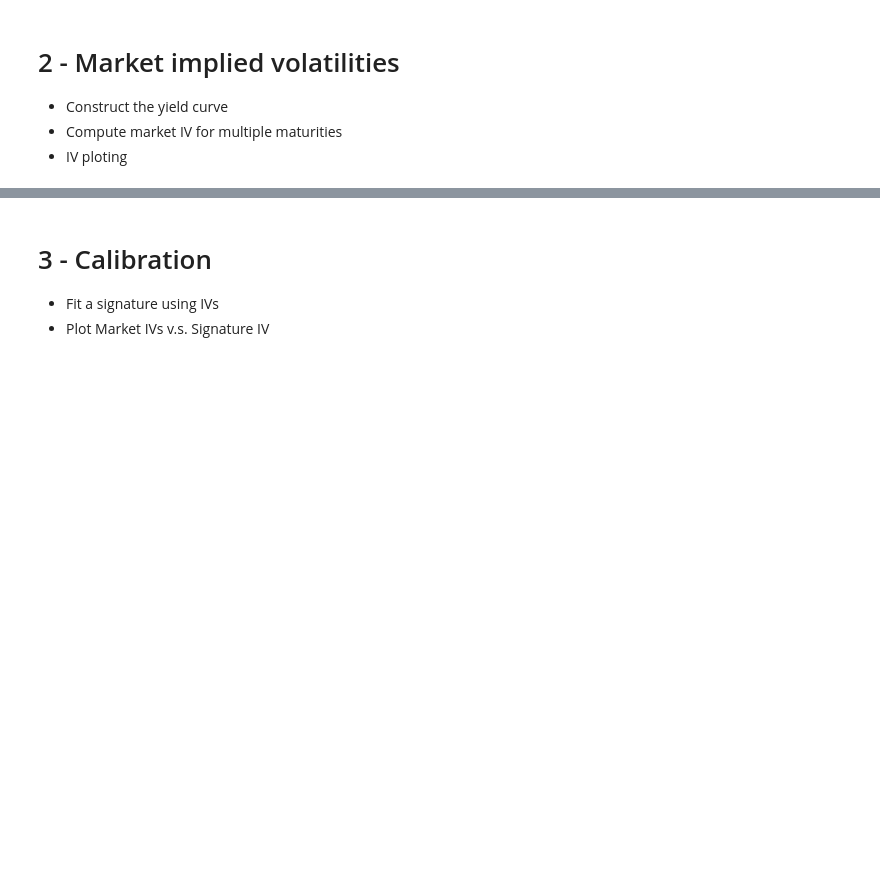
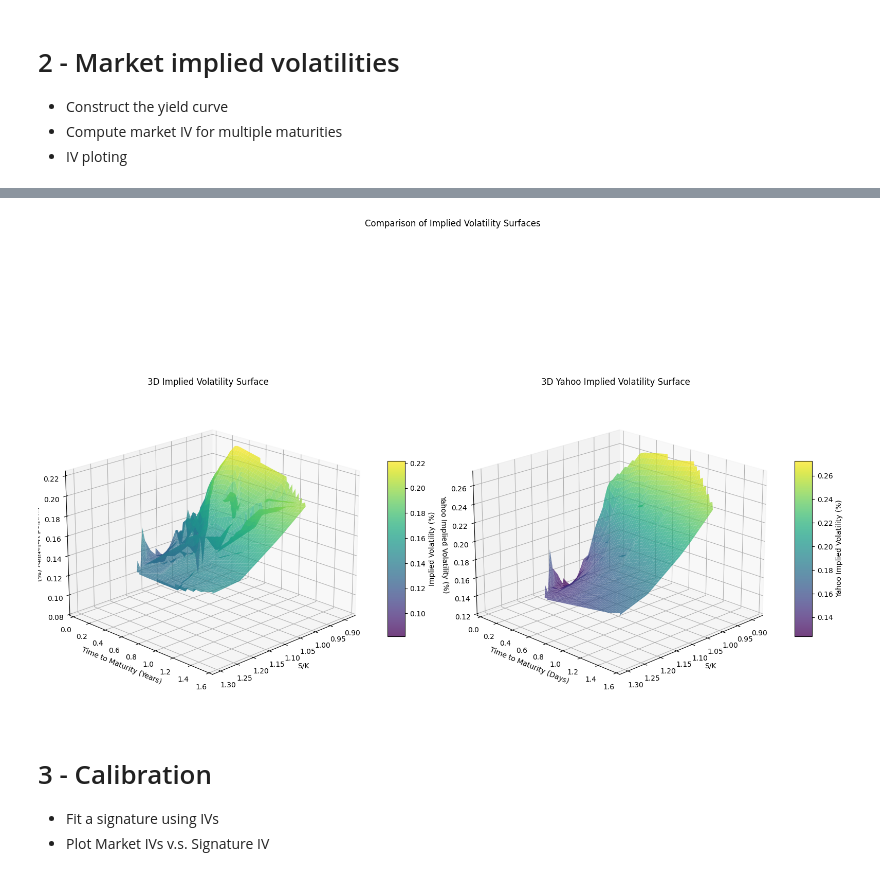
Before and after one commit to Sh3xe/signature-vol-model, a Jupyter notebook: 4_iv_calibration.ipynb, the cells around one changed output, grey strips where cells are left out. Drawn from its saved outputs; the diff is of its cells as text; code cells hidden in the pictures; blank space fills up the shorter version.

```diff
--- a/4_iv_calibration.ipynb
+++ b/4_iv_calibration.ipynb
@@ -34,0 +198,64 @@ np.random.seed(0xDEADBEEF)
+# %%
+
+# Create grids
+moneyness_grid = np.linspace(df["moneyness"].min(), df["moneyness"].max(), 50)
+maturity_grid = np.linspace(df["maturity"].min(), df["maturity"].max(), 50)
+moneyness_mesh, maturity_mesh = np.meshgrid(moneyness_grid, maturity_grid)
+
+# Interpolate for both implied_vols and yahoo_iv
+vol_grid = scipy.interpolate.griddata(
+    (df["moneyness"], df["maturity"]),
+    df["iv"],
+    (moneyness_mesh, maturity_mesh),
+    method="linear"
+)
+
+vol_grid_yahoo = scipy.interpolate.griddata(
+    (df["moneyness"], df["maturity"]),
+    df["yahoo_iv"],
+    (moneyness_mesh, maturity_mesh),
+    method="linear"
+)
+
+# Create a figure with two subplots side by side
+fig = plt.figure(figsize=(16, 12))
+
+# First subplot: Implied Volatility
+ax1 = fig.add_subplot(121, projection="3d")
+surface1 = ax1.plot_surface(
+    moneyness_mesh,
+    maturity_mesh,
+    vol_grid,
+    cmap="viridis",
+    edgecolor="none",
+    alpha=0.75
+)
+ax1.set_xlabel("S/K")
+ax1.set_ylabel("Time to Maturity (Years)")
+ax1.set_zlabel("Implied Volatility (%)")
+fig.colorbar(surface1, ax=ax1, shrink=0.3, aspect=10, label="Implied Volatility (%)")
+ax1.view_init(elev=20, azim=45)
+ax1.set_title("3D Implied Volatility Surface")
+
+# Second subplot: Yahoo Implied Volatility
+ax2 = fig.add_subplot(122, projection="3d")
+surface2 = ax2.plot_surface(
+    moneyness_mesh,
+    maturity_mesh,
+    vol_grid_yahoo,
+    cmap="viridis",
+    edgecolor="none",
+    alpha=0.75
+)
+ax2.set_xlabel("S/K")
+ax2.set_ylabel("Time to Maturity (Days)")
+ax2.set_zlabel("Yahoo Implied Volatility (%)")
+fig.colorbar(surface2, ax=ax2, shrink=0.3, aspect=10, label="Yahoo Implied Volatility (%)")
+ax2.view_init(elev=20, azim=45)
+ax2.set_title("3D Yahoo Implied Volatility Surface")
+
+plt.suptitle("Comparison of Implied Volatility Surfaces", y=1.02)
+plt.tight_layout()
+plt.show()
+# %% [output]
+[figure, added]
```
Also changed, not shown: parts of 16 cells of this notebook, 1 other file.
